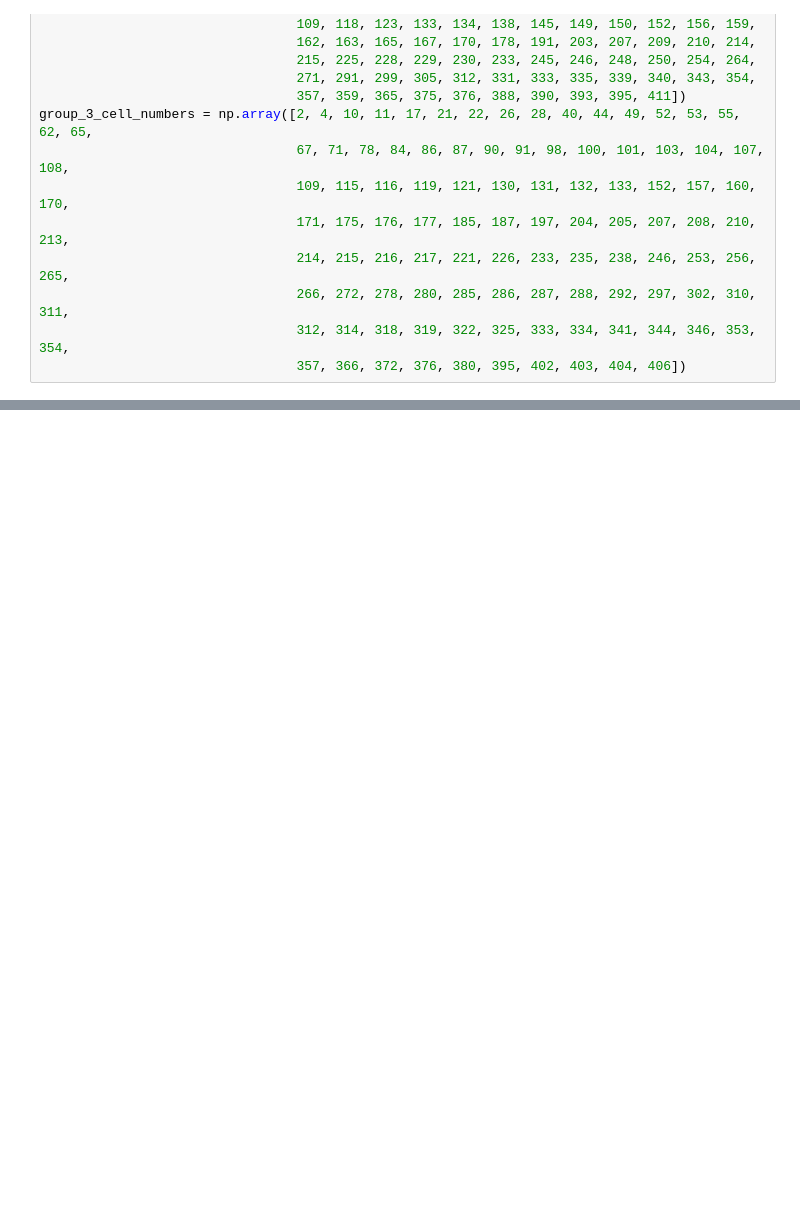
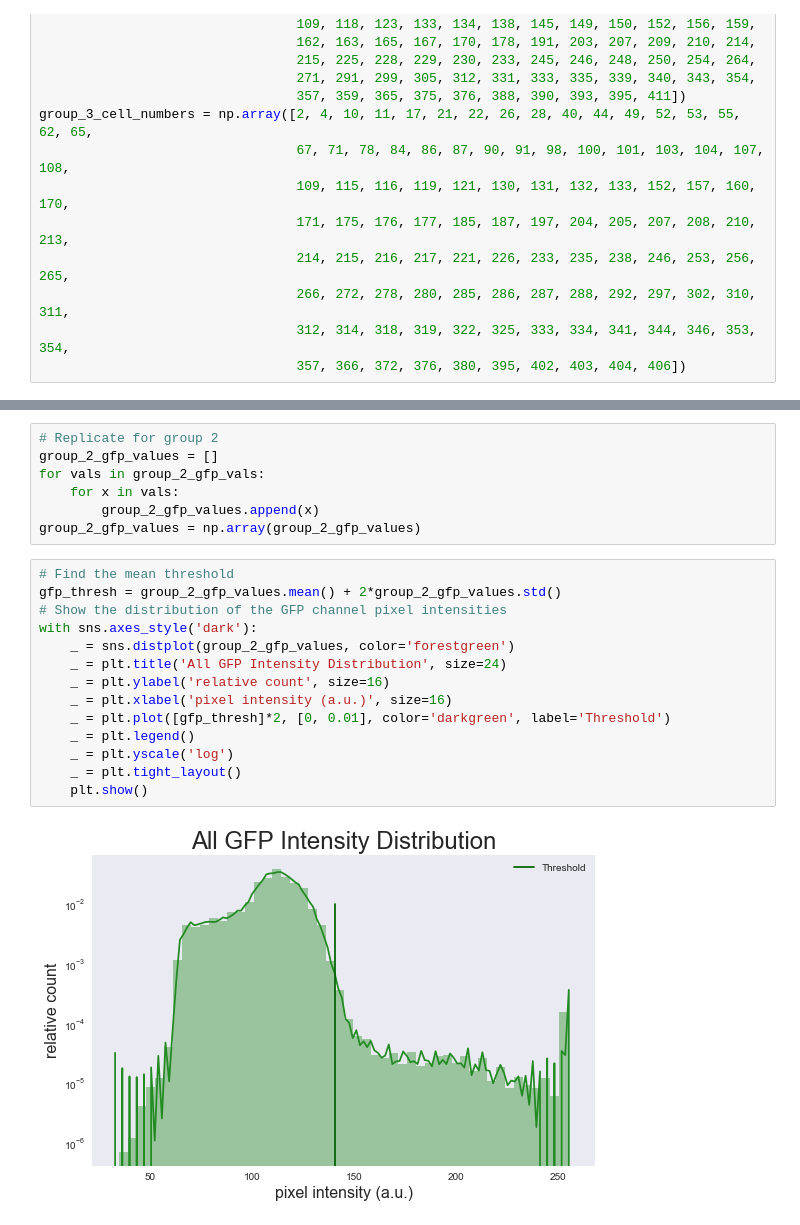
Before and after one commit to adamcatching/Polio_DIPS, a Jupyter notebook: notebook/2018-08/2018-08-30.ipynb, the cells around one changed output, grey strips where cells are left out. Cells and saved outputs as stored; diff of their text form; blank space fills up the shorter version.

```diff
--- a/notebook/2018-08/2018-08-30.ipynb
+++ b/notebook/2018-08/2018-08-30.ipynb
@@ -75,0 +121,23 @@ group_3_cell_numbers = np.array([2, 4, 10, 11, 17, 21, 22, 26, 28, 40, 44, 49, 5
+# %%
+# Replicate for group 2
+group_2_gfp_values = []
+for vals in group_2_gfp_vals:
+    for x in vals:
+        group_2_gfp_values.append(x)
+group_2_gfp_values = np.array(group_2_gfp_values)
+# %%
+# Find the mean threshold
+gfp_thresh = group_2_gfp_values.mean() + 2*group_2_gfp_values.std()
+# Show the distribution of the GFP channel pixel intensities
+with sns.axes_style('dark'):
+    _ = sns.distplot(group_2_gfp_values, color='forestgreen')
+    _ = plt.title('All GFP Intensity Distribution', size=24)
+    _ = plt.ylabel('relative count', size=16)
+    _ = plt.xlabel('pixel intensity (a.u.)', size=16)
+    _ = plt.plot([gfp_thresh]*2, [0, 0.01], color='darkgreen', label='Threshold')
+    _ = plt.legend()
+    _ = plt.yscale('log')
+    _ = plt.tight_layout()
+    plt.show()
+# %% [output]
+[figure, added]
```
Also changed, not shown: parts of 19 cells of this notebook.
